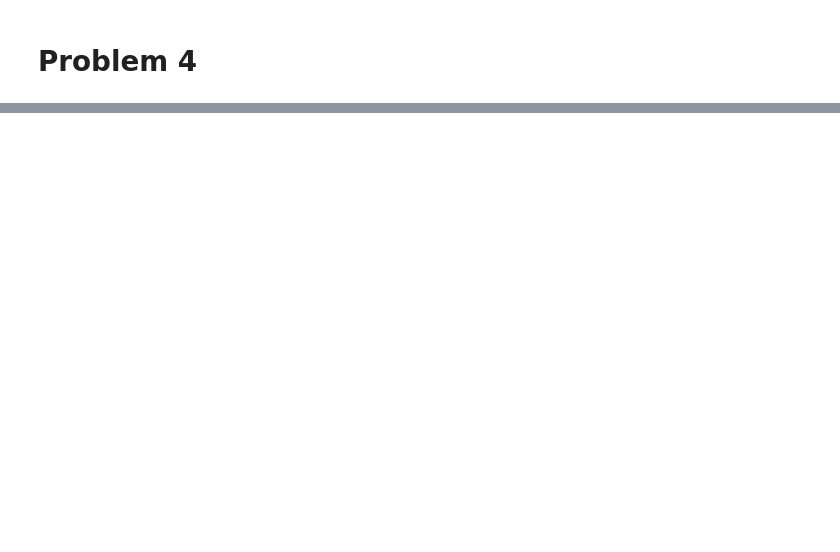
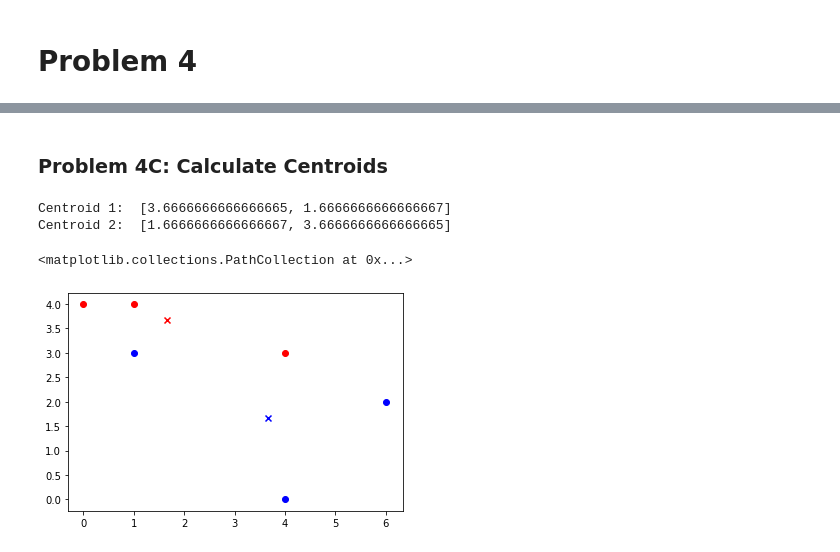
Before and after one commit to sdmoran/CS4342_HW5, a Jupyter notebook: Problem4.ipynb, the cells around one changed output, grey strips where cells are left out. Cells and saved outputs as stored; diff of their text form; code cells hidden in the pictures; blank space fills up the shorter version.

```diff
--- a/Problem4.ipynb
+++ b/Problem4.ipynb
@@ -44 +73,21 @@ def get_centroids():
+# %% [markdown]
+### Problem 4C: Calculate Centroids
+# %%
+c1, c2 = get_centroids()
+print("Centroid 1: ", c1)
+print("Centroid 2: ", c2)
+
+for d in data:
+    color = 'r'
+    if d[2] == 1:
+        color = 'b'
+    plt.scatter(d[0], d[1], color=color)
+# Plot centroids as 'x's
+plt.scatter(c1[0], c1[1], marker='x', color='b')
+plt.scatter(c2[0], c2[1], marker='x', color='r')
+# %% [output]
+Centroid 1:  [3.6666666666666665, 1.6666666666666667]
+Centroid 2:  [1.6666666666666667, 3.6666666666666665]
+<matplotlib.collections.PathCollection at 0x...>
+[figure, added]
 # %%
```
Also changed, not shown: parts of 6 cells of this notebook, 8 other files.
